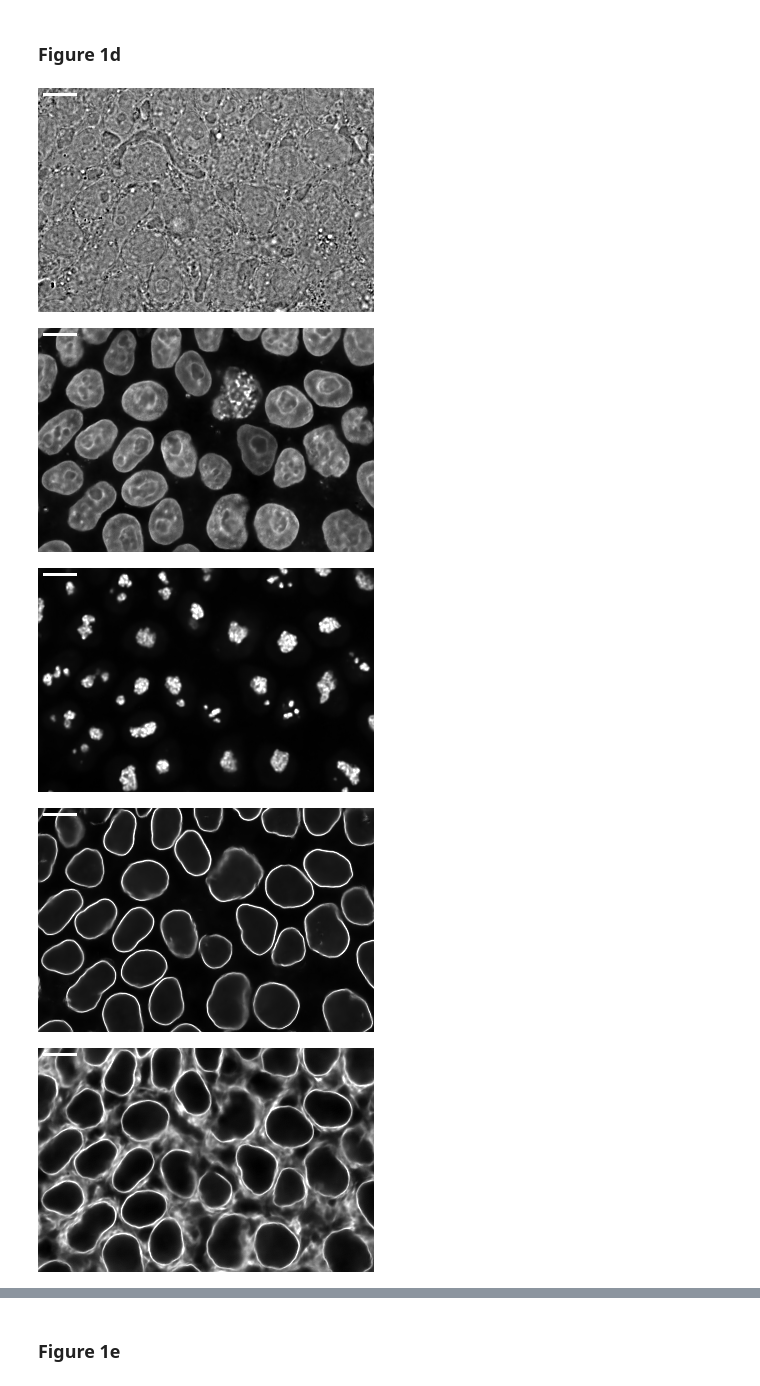
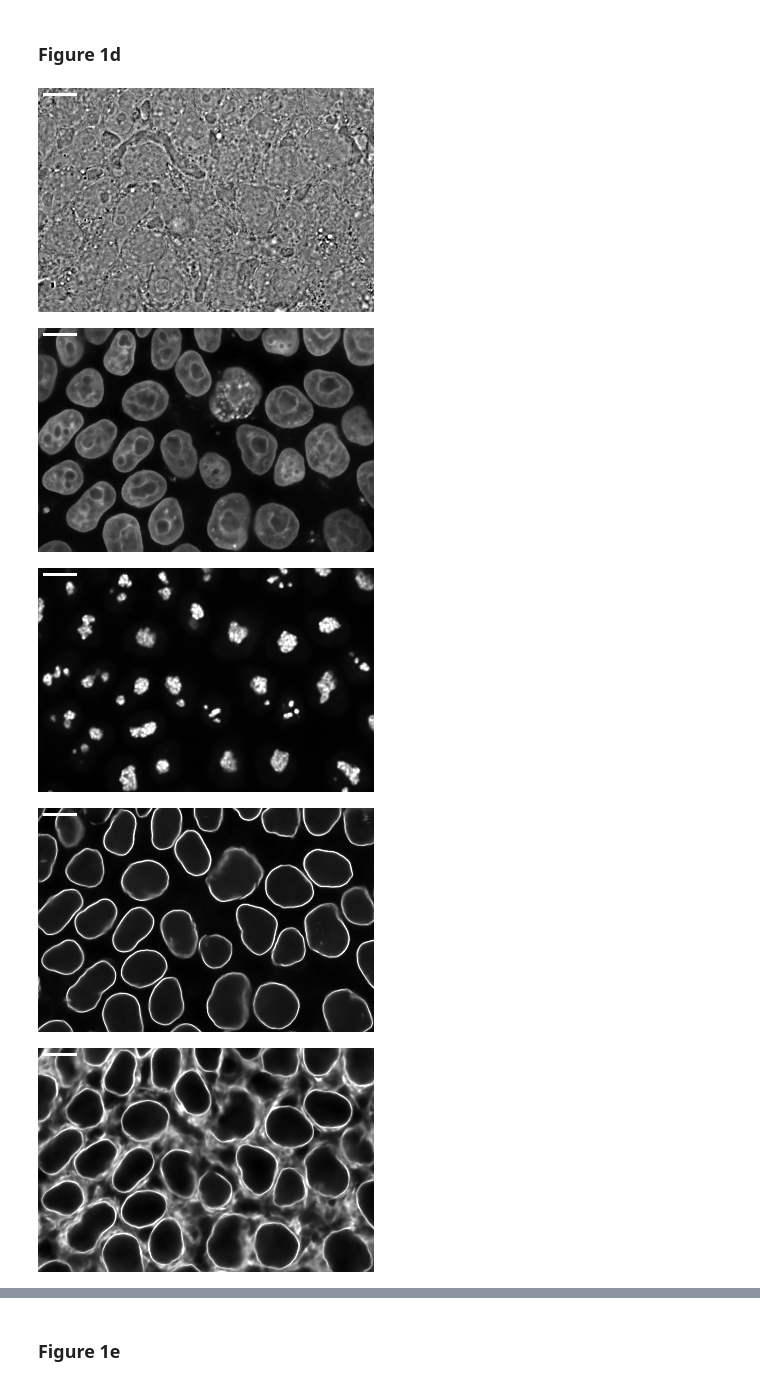
Before and after one commit to AllenCellModeling/pytorch_fnet, a Jupyter notebook: figures.ipynb, the cells around one changed output, grey strips where cells are left out. Saved outputs shown, nothing was run; the diff lists cells and outputs as text; code cells hidden in the pictures.

```diff
--- a/figures.ipynb
+++ b/figures.ipynb
@@ -291,36 +291,36 @@ if not os.path.exists(figure_dir):
 im_dir_2d = '/root/allen/aics/modeling/cheko/projects/pytorch_fnet/animated/timelapse_wt2_s2'
 im_dir_3d = '/root/allen/aics/modeling/cheko/projects/pytorch_fnet/animated/timelapse_wt2_s2_3d_tiffs'
 
-channels = ['bf', 'dna', 'fibrillarin', 'lamin_b1', 'sec61_beta', 'tom20']
+channels = ['bf', 'dna_extended', 'fibrillarin', 'lamin_b1', 'sec61_beta', 'tom20']
 
 for channel in channels:
     im_paths_2d = natsorted(glob.glob(im_dir_2d + os.sep + channel + os.sep + '*.tiff'))
     im_paths_3d = natsorted(glob.glob(im_dir_3d + os.sep + channel + os.sep + '*.tiff'))
 
     im_path_2d = figure_dir + os.sep + channel + '_2d.tiff'
     im_path_2d_scale_bar = figure_dir + os.sep + channel + '_2d_scale_bar.tiff'
     im_path_3d = figure_dir + os.sep + channel + '_3d.tiff'
 
     shutil.copyfile(im_paths_2d[0], im_path_2d)
     shutil.copyfile(im_paths_3d[0], im_path_3d)
 
     img_2d = imread(im_path_2d)
 
     max_inten = np.max(img_2d)
     img_2d[:, scale_bar_pos[0]:(scale_bar_pos[0]+scale_bar_shape[0]), scale_bar_pos[1]:(scale_bar_pos[1]+scale_bar_shape[1])] = max_inten
     imsave(im_path_2d_scale_bar, img_2d)
 
 
 
     img_2d_tmp = img_2d.astype(np.float)
     img_2d_tmp = img_2d_tmp-np.min(img_2d_tmp)
     img_2d_tmp = img_2d_tmp/np.max(img_2d_tmp)
     img_2d_tmp *= 255
 
     display(PIL.Image.fromarray(np.squeeze(img_2d_tmp.astype(np.uint8))))
 # %% [output]
 [figure]
-[figure, old version]
+[figure, new version]
 [figure]
 [figure]
 [figure]
```
Also changed, not shown: parts of 8 cells of this notebook.
